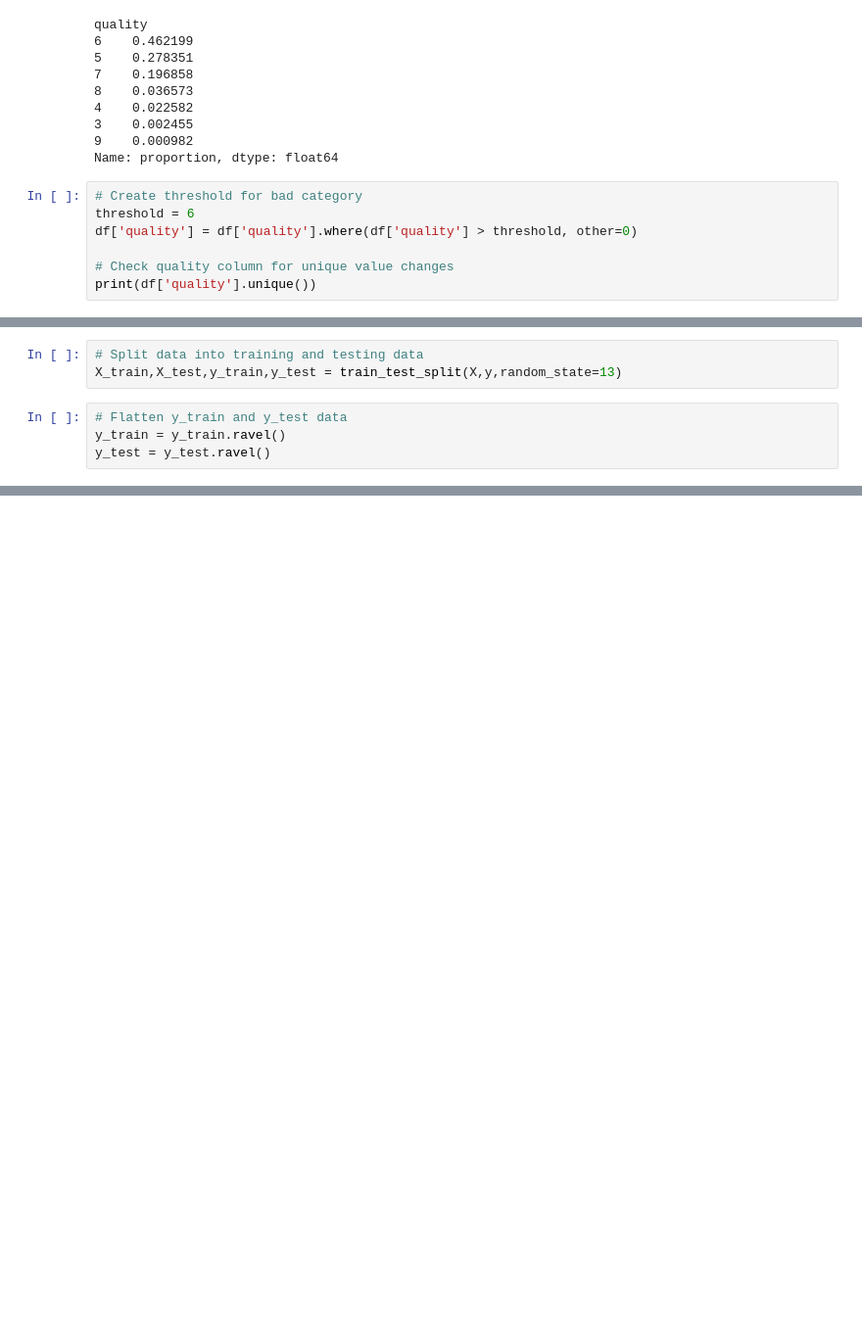
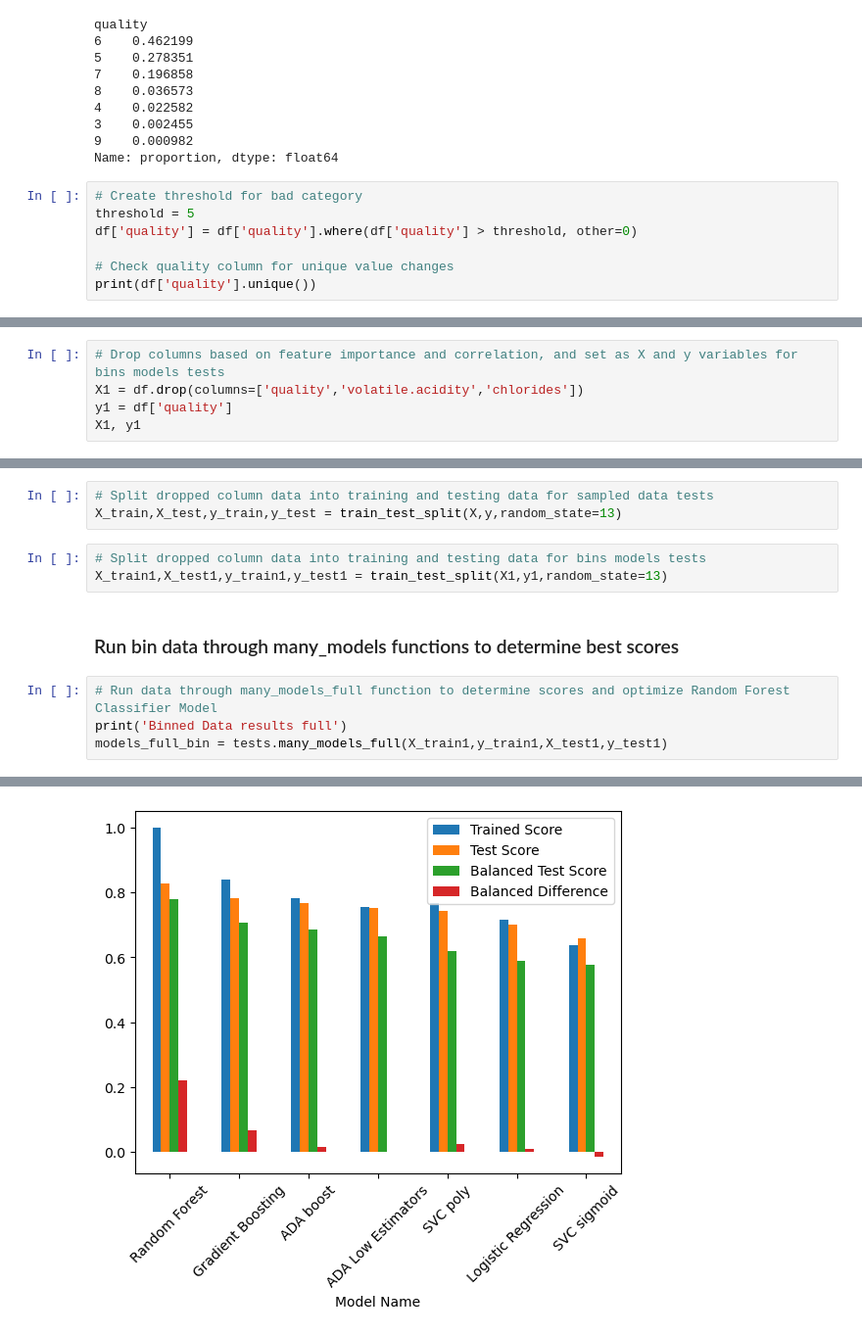
Before and after one commit to knox135/group-project-2, a Jupyter notebook: models/MajorWineData2.ipynb, the cells around one changed output, grey strips where cells are left out. Shown at 98% size. Saved outputs shown, nothing was run; the diff lists cells and outputs as text; blank space fills up the shorter version.

```diff
--- a/models/MajorWineData2.ipynb
+++ b/models/MajorWineData2.ipynb
@@ -50,7 +183,7 @@ quality
 Name: proportion, dtype: float64
 # %%
 # Create threshold for bad category
-threshold = 6
+threshold = 5
 df['quality'] = df['quality'].where(df['quality'] > threshold, other=0)
 
 # Check quality column for unique value changes
@@ -80,0 +372,5 @@ y = df['quality']
+# %%
+# Drop columns based on feature importance and correlation, and set as X and y variables for bins models tests
+X1 = df.drop(columns=['quality','volatile.acidity','chlorides'])
+y1 = df['quality']
+X1, y1
@@ -81,7 +397,13 @@ y = df['quality']
 # %%
-# Split data into training and testing data
+# Split dropped column data into training and testing data for sampled data tests
 X_train,X_test,y_train,y_test = train_test_split(X,y,random_state=13)
-# %%
-# Flatten y_train and y_test data
-y_train = y_train.ravel()
-y_test = y_test.ravel()
+# %%
+# Split dropped column data into training and testing data for bins models tests
+X_train1,X_test1,y_train1,y_test1 = train_test_split(X1,y1,random_state=13)
+# %% [markdown]
+### Run bin data through many_models functions to determine best scores
+# %%
+# Run data through many_models_full function to determine scores and optimize Random Forest Classifier Model
+print('Binned Data results full')
+models_full_bin = tests.many_models_full(X_train1,y_train1,X_test1,y_test1)
+# %% [output]
@@ -87,0 +427 @@ y_test = y_test.ravel()
+[figure, added]
```
Also changed, not shown: parts of 41 cells of this notebook, 1 other file.
